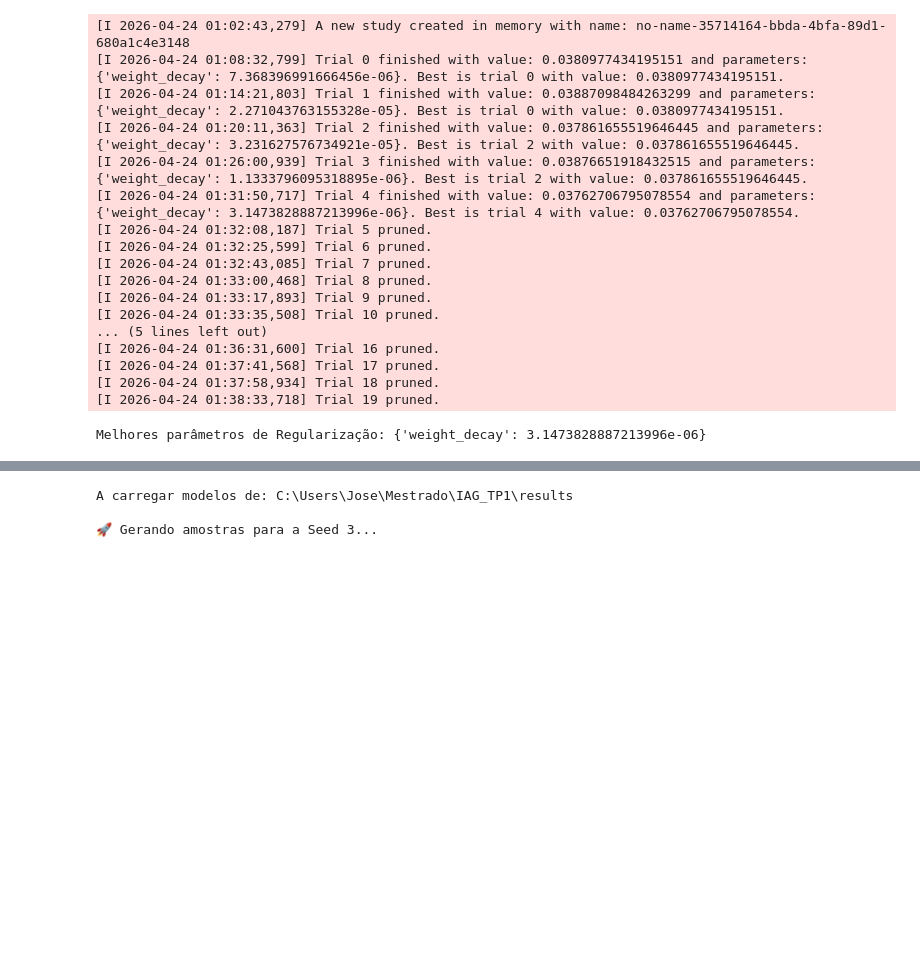
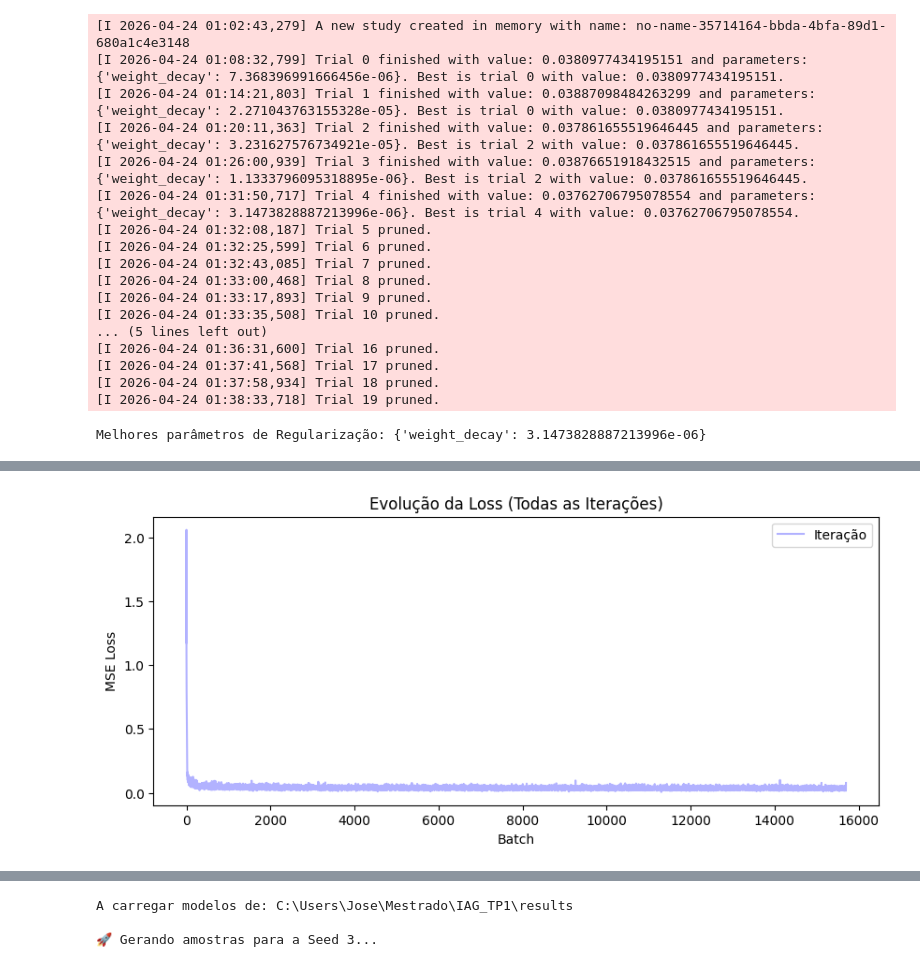
Before and after one commit to anapinto04/IAG_TP1, a Jupyter notebook: Difusion_Optuna.ipynb, the cells around one changed output, grey strips where cells are left out. Drawn from its saved outputs; the diff is of its cells as text; code cells hidden in the pictures; blank space fills up the shorter version.

Commit message:
antes de correr o dataset todo difusion

```diff
--- a/Difusion_Optuna.ipynb
+++ b/Difusion_Optuna.ipynb
@@ -181,16 +181,16 @@ EFFECTIVE_NUM_WORKERS = safe_num_workers(NUM_WORKERS)
 # %% [output]
 Notebook kernel detected: forcing num_workers=0 for DataLoader stability.
 # %%
-train_subset = HFDatasetTorch(train_dataset_completo, transform=transform, indices=train_ids_from_csv)
-
+#train_subset = HFDatasetTorch(train_dataset_completo, transform=transform, indices=train_ids_from_csv)
+train_full = HFDatasetTorch(train_dataset_completo, transform=transform)
 train_loader = DataLoader(
-    train_subset,
+    train_full,
     batch_size=BATCH_SIZE,
     shuffle=True,
     num_workers=EFFECTIVE_NUM_WORKERS,
     pin_memory=torch.cuda.is_available(),
 )
 
-print("Tamanho do subset:", len(train_subset))
+print("Tamanho do subset:", len(train_full))
 print("Número de batches:", len(train_loader))
 # %% [output]
@@ -1077,18 +884,0 @@ def train_final_diffusion_model(train_loader, epochs=100):
-# %%
-# 1. Lista de seeds (podes usar as mesmas que usaste antes)
-seeds_final = [3, 17, 29] #, 58, 71, 89, 123, 256, 456, 512]
-# 2. Loop principal
-for seed in seeds_final:
-    print(f"--- A iniciar Treino Final com Seed: {seed} ---")
-
-    # Configurar a seed em todas as bibliotecas para reprodutibilidade
-    torch.manual_seed(seed)
-    np.random.seed(seed)
-    if torch.cuda.is_available():
-        torch.cuda.manual_seed_all(seed)
-
-    # Chamar a função de treino (com os parâmetros fixos)
-    model = train_final_diffusion_model(train_loader, epochs=100)
-
-    # Guardar o modelo específico desta seed
-    torch.save(model.state_dict(), f"diffusion_optuna_seed_final{seed}.pth")
@@ -1098,0 +1023,13 @@ KeyboardInterrupt:
+# %%
+import matplotlib.pyplot as plt
+
+# 1. Gráfico por Iteração (mostra todo o barulho do treino)
+plt.figure(figsize=(10, 4))
+plt.plot(history["iteration_losses"], alpha=0.3, color='blue', label='Iteração')
+plt.title("Evolução da Loss (Todas as Iterações)")
+plt.xlabel("Batch")
+plt.ylabel("MSE Loss")
+plt.legend()
+plt.show()
+# %% [output]
+[figure, added]
```
Also changed, not shown: parts of 12 cells of this notebook, 7 other files.
